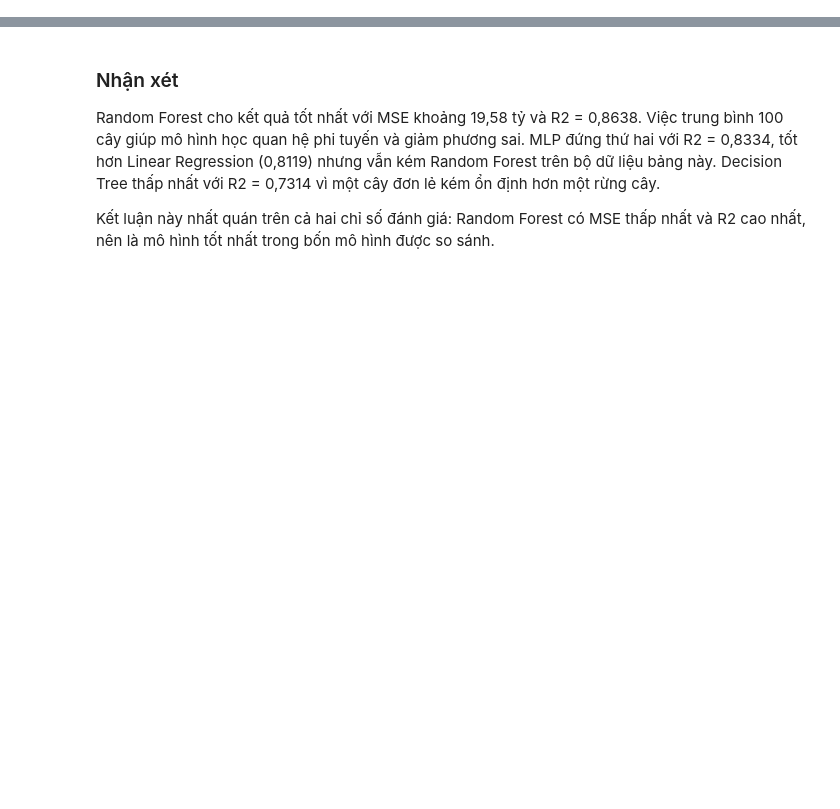
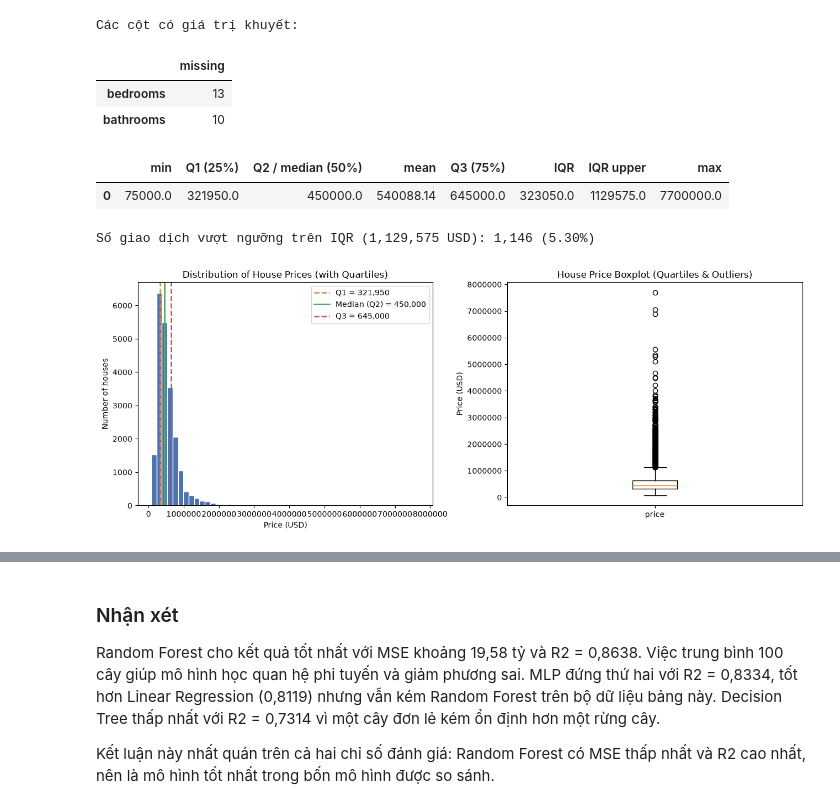
Before and after one commit to ThanhHuyMLE/Project_MachineLearning_Group5, a Jupyter notebook: notebooks/practice_04_mlp_regression.ipynb, the cells around one changed output, grey strips where cells are left out. Drawn from its saved outputs; the diff is of its cells as text; code cells hidden in the pictures; blank space fills up the shorter version.

```diff
--- a/notebooks/practice_04_mlp_regression.ipynb
+++ b/notebooks/practice_04_mlp_regression.ipynb
@@ -179,0 +96,76 @@ plt.show()
+# %%
+eda_summary = summarize_eda(raw)
+missing_df = raw.isna().sum().loc[lambda s: s > 0].to_frame("missing")
+print("Các cột có giá trị khuyết:")
+display(missing_df)
+
+price_stats = eda_summary["price"]
+iqr_value = price_stats["q3"] - price_stats["q1"]
+display(
+    pd.DataFrame(
+        [
+            {
+                "min": price_stats["min"],
+                "Q1 (25%)": price_stats["q1"],
+                "Q2 / median (50%)": price_stats["median"],
+                "mean": price_stats["mean"],
+                "Q3 (75%)": price_stats["q3"],
+                "IQR": iqr_value,
+                "IQR upper": price_stats["iqr_upper"],
+                "max": price_stats["max"],
+            }
+        ]
+    ).round(2)
+)
+print(
+    f"Số giao dịch vượt ngưỡng trên IQR ({price_stats['iqr_upper']:,.0f} USD): "
+    f"{price_stats['rows_over_iqr_upper']:,} ({price_stats['pct_over_iqr_upper']:.2f}%)"
+)
+
+fig, axes = plt.subplots(1, 2, figsize=(13, 5))
+axes[0].hist(raw["price"], bins=50, color="#4C72B0", edgecolor="white")
+axes[0].axvline(
+    price_stats["q1"],
+    color="#DD8452",
+    linestyle="--",
+    linewidth=1.8,
+    label=f"Q1 = {price_stats['q1']:,.0f}",
+)
+axes[0].axvline(
+    price_stats["median"],
+    color="#55A868",
+    linestyle="-",
+    linewidth=2,
+    label=f"Median (Q2) = {price_stats['median']:,.0f}",
+)
+axes[0].axvline(
+    price_stats["q3"],
+    color="#C44E52",
+    linestyle="--",
+    linewidth=1.8,
+    label=f"Q3 = {price_stats['q3']:,.0f}",
+)
+axes[0].set_title("Distribution of House Prices (with Quartiles)")
+axes[0].set_xlabel("Price (USD)")
+axes[0].set_ylabel("Number of houses")
+axes[0].ticklabel_format(style="plain", axis="x")
+axes[0].legend()
+
+axes[1].boxplot(raw["price"])
+axes[1].set_title("House Price Boxplot (Quartiles & Outliers)")
+axes[1].set_ylabel("Price (USD)")
+axes[1].set_xticks([1], ["price"])
+axes[1].ticklabel_format(style="plain", axis="y")
+
+fig.tight_layout()
+fig.savefig(OUTPUT_DIR / "price_distribution.png", dpi=150, bbox_inches="tight")
+plt.show()
+# %% [output]
+Các cột có giá trị khuyết:
+|  | missing |
+| bedrooms | 13 |
+| bathrooms | 10 |
+|  | min | Q1 (25%) | Q2 / median (50%) | mean | Q3 (75%) | IQR | IQR upper | max |
+| 0 | 75000.0 | 321950.0 | 450000.0 | 540088.14 | 645000.0 | 323050.0 | 1129575.0 | 7700000.0 |
+Số giao dịch vượt ngưỡng trên IQR (1,129,575 USD): 1,146 (5.30%)
+[figure, added]
```
Also changed, not shown: parts of 29 cells of this notebook.
